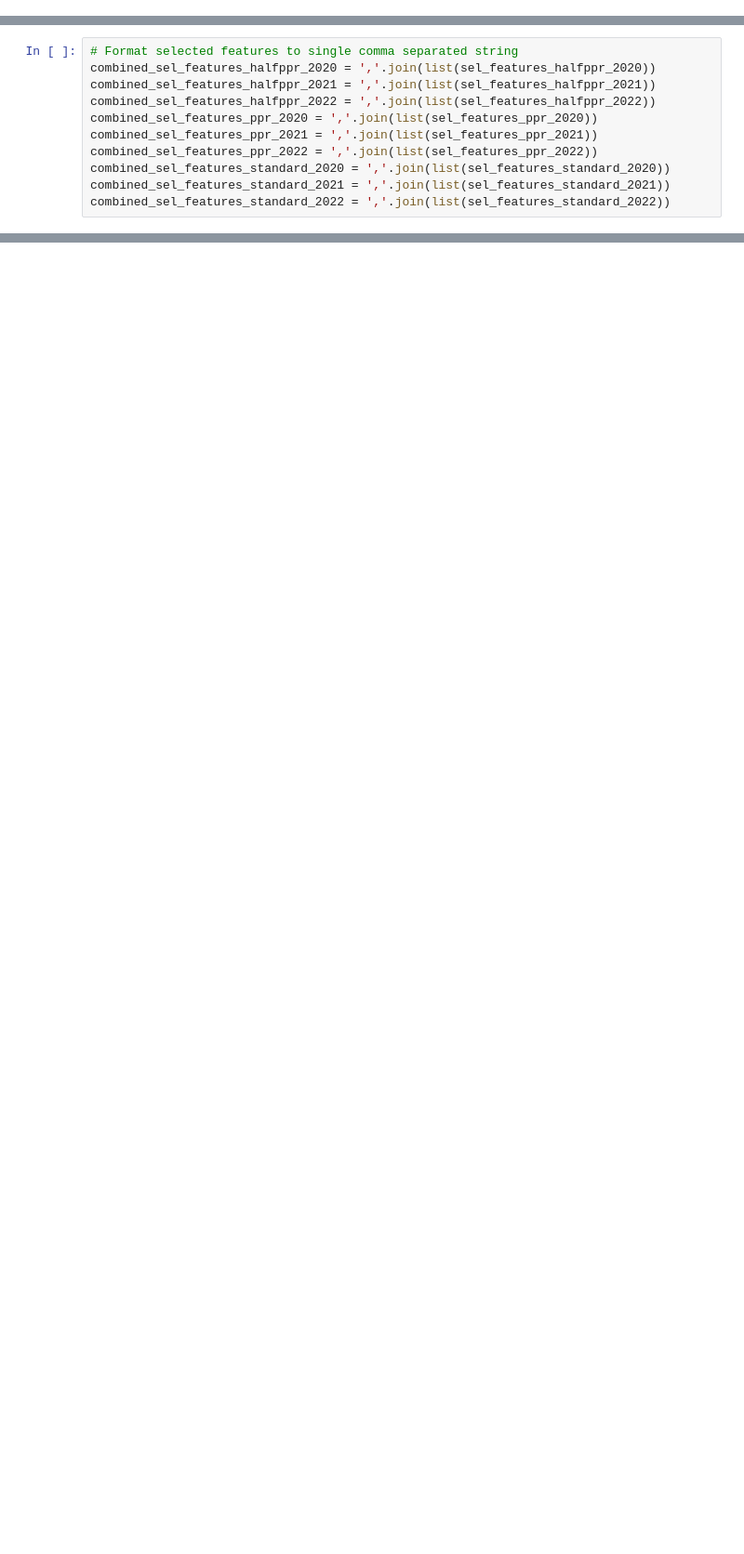
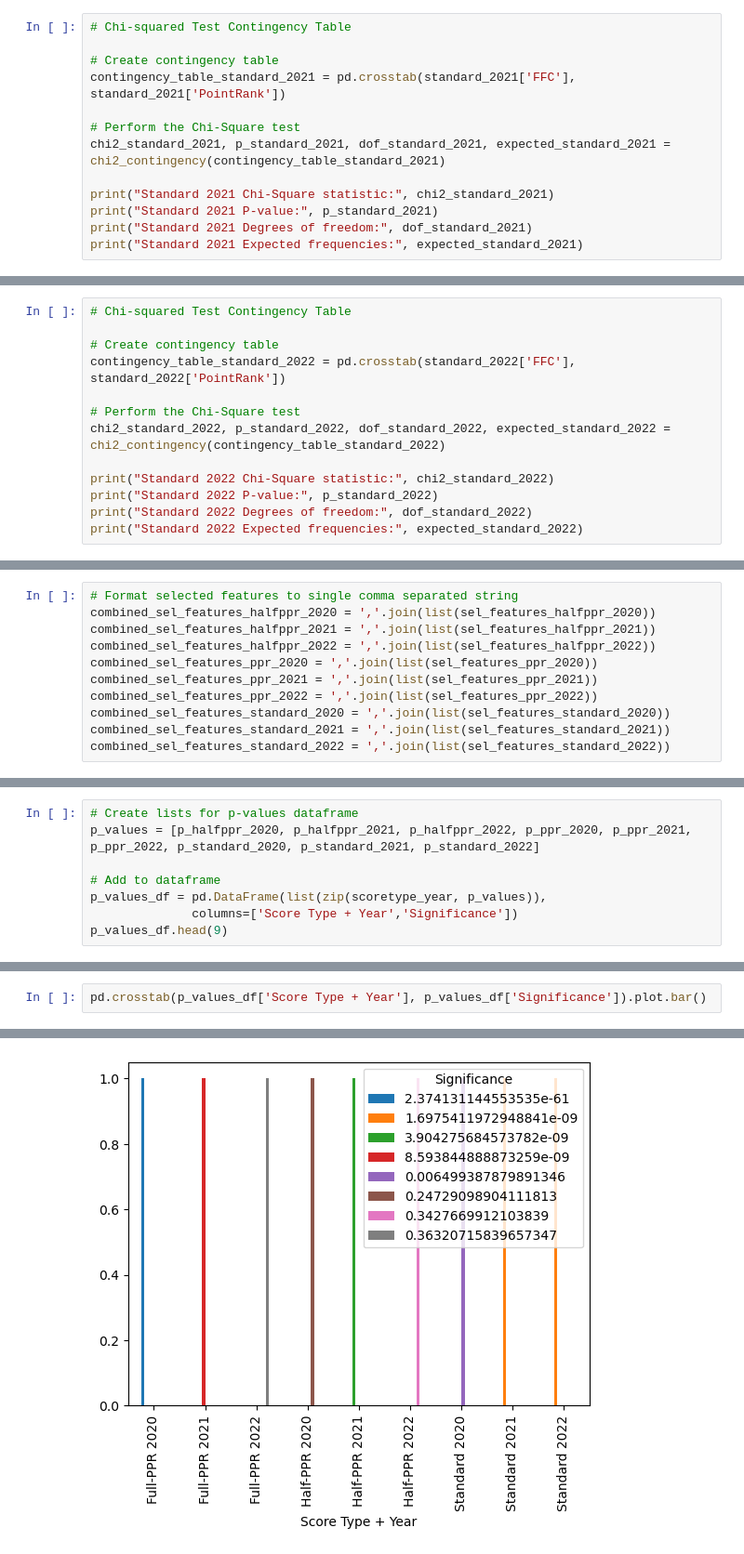
Before and after one commit to anthonytu8/AIMLAnthonyTu, a Jupyter notebook: FantasyFootballCapstone/Capstone.ipynb, the cells around one changed output, grey strips where cells are left out. Shown at 93% size. Drawn from its saved outputs; the diff is of its cells as text; blank space fills up the shorter version.

Commit message:
Add chi squared test and additional markdown comments

```diff
--- a/FantasyFootballCapstone/Capstone.ipynb
+++ b/FantasyFootballCapstone/Capstone.ipynb
@@ -756,0 +951,13 @@ Logistic Regression Standard 2021 Fit Time: 0.0925290584564209
+# %%
+# Chi-squared Test Contingency Table
+
+# Create contingency table
+contingency_table_standard_2021 = pd.crosstab(standard_2021['FFC'], standard_2021['PointRank'])
+
+# Perform the Chi-Square test
+chi2_standard_2021, p_standard_2021, dof_standard_2021, expected_standard_2021 = chi2_contingency(contingency_table_standard_2021)
+
+print("Standard 2021 Chi-Square statistic:", chi2_standard_2021)
+print("Standard 2021 P-value:", p_standard_2021)
+print("Standard 2021 Degrees of freedom:", dof_standard_2021)
+print("Standard 2021 Expected frequencies:", expected_standard_2021)
@@ -848,0 +1073,13 @@ Logistic Regression Standard 2022 Fit Time: 0.11115908622741699
+# %%
+# Chi-squared Test Contingency Table
+
+# Create contingency table
+contingency_table_standard_2022 = pd.crosstab(standard_2022['FFC'], standard_2022['PointRank'])
+
+# Perform the Chi-Square test
+chi2_standard_2022, p_standard_2022, dof_standard_2022, expected_standard_2022 = chi2_contingency(contingency_table_standard_2022)
+
+print("Standard 2022 Chi-Square statistic:", chi2_standard_2022)
+print("Standard 2022 P-value:", p_standard_2022)
+print("Standard 2022 Degrees of freedom:", dof_standard_2022)
+print("Standard 2022 Expected frequencies:", expected_standard_2022)
@@ -886,0 +1147,8 @@ pd.crosstab(results['Score Type + Year'], results['Selected Features']).plot.bar
+# %%
+# Create lists for p-values dataframe
+p_values = [p_halfppr_2020, p_halfppr_2021, p_halfppr_2022, p_ppr_2020, p_ppr_2021, p_ppr_2022, p_standard_2020, p_standard_2021, p_standard_2022]
+
+# Add to dataframe
+p_values_df = pd.DataFrame(list(zip(scoretype_year, p_values)),
+              columns=['Score Type + Year','Significance'])
+p_values_df.head(9)
@@ -886,0 +1166,3 @@ pd.crosstab(results['Score Type + Year'], results['Selected Features']).plot.bar
+# %%
+pd.crosstab(p_values_df['Score Type + Year'], p_values_df['Significance']).plot.bar()
+# %% [output]
@@ -886,0 +1170 @@ pd.crosstab(results['Score Type + Year'], results['Selected Features']).plot.bar
+[figure, added]
```
Also changed, not shown: parts of 28 cells of this notebook.
